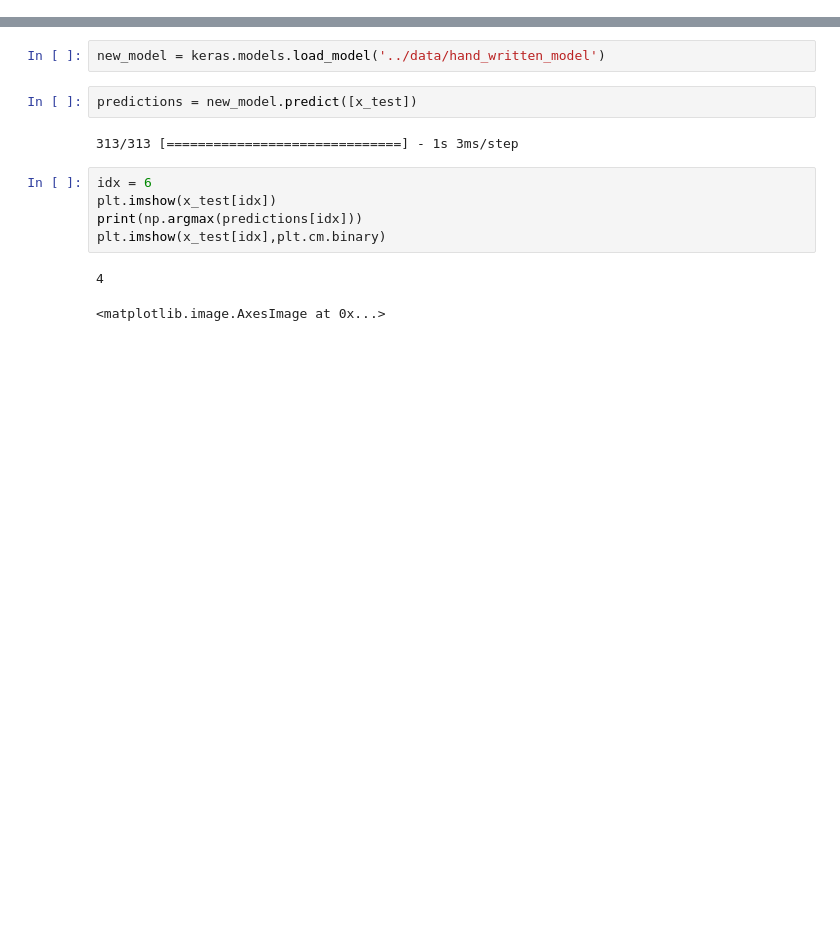
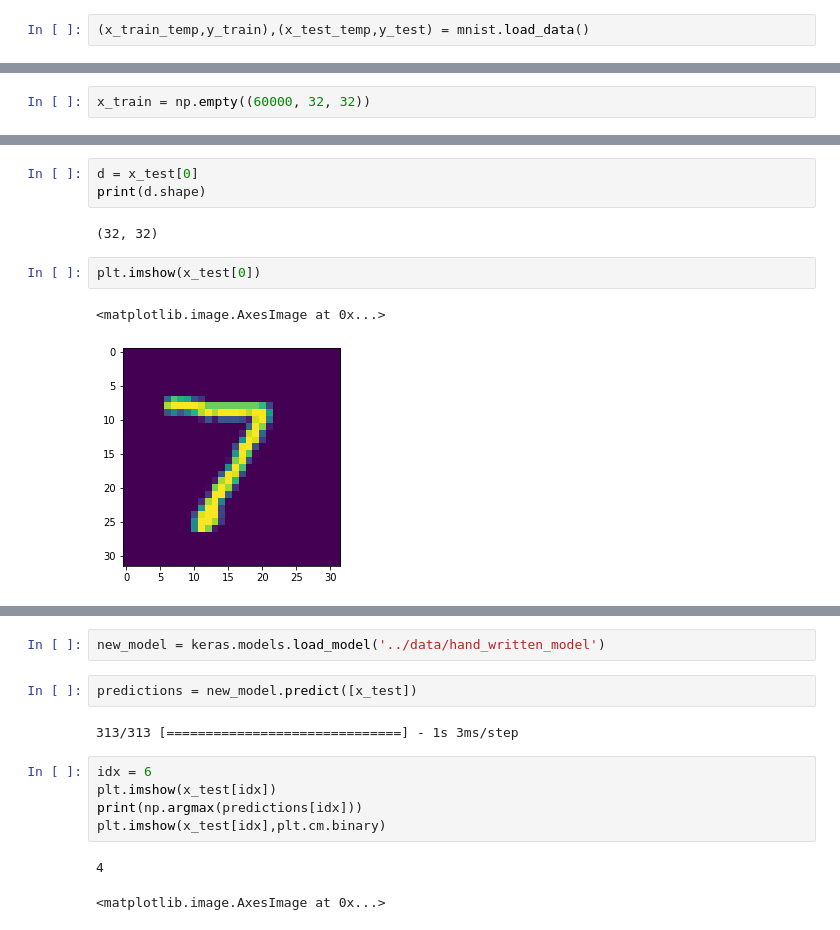
Before and after one commit to grussdorian/mini-project, a Jupyter notebook: models/digit_classifier.ipynb, the cells around one changed output, grey strips where cells are left out. Drawn from its saved outputs; the diff is of its cells as text; blank space fills up the shorter version.

```diff
--- a/models/digit_classifier.ipynb
+++ b/models/digit_classifier.ipynb
@@ -23,0 +21,2 @@ mnist
+# %%
+(x_train_temp,y_train),(x_test_temp,y_test) = mnist.load_data()
@@ -23,0 +27,2 @@ mnist
+# %%
+x_train = np.empty((60000, 32, 32))
@@ -24 +38,11 @@ mnist
+# %%
+d = x_test[0]
+print(d.shape)
+# %% [output]
+(32, 32)
+# %%
+plt.imshow(x_test[0])
+# %% [output]
+<matplotlib.image.AxesImage at 0x...>
+[figure, added]
 # %%
```
Also changed, not shown: parts of 31 cells of this notebook, 4 other files.
